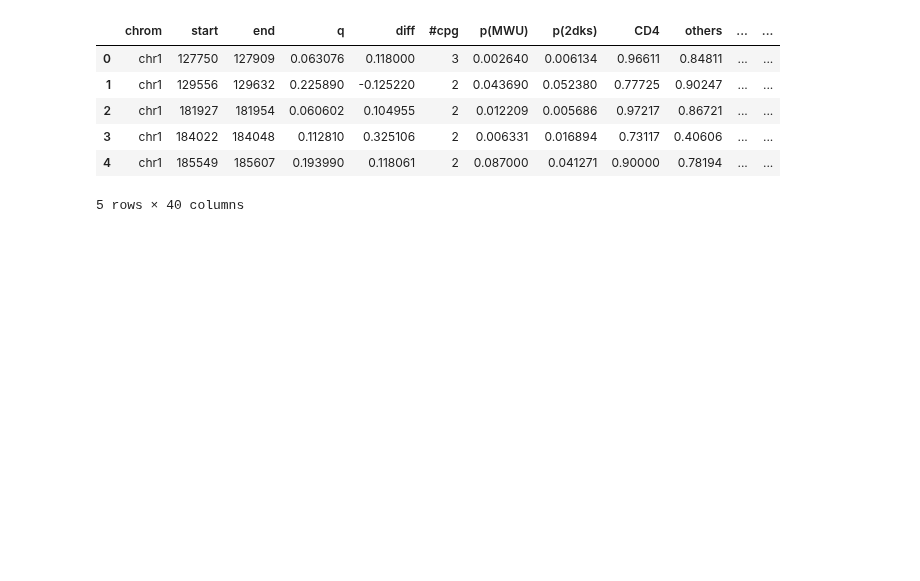
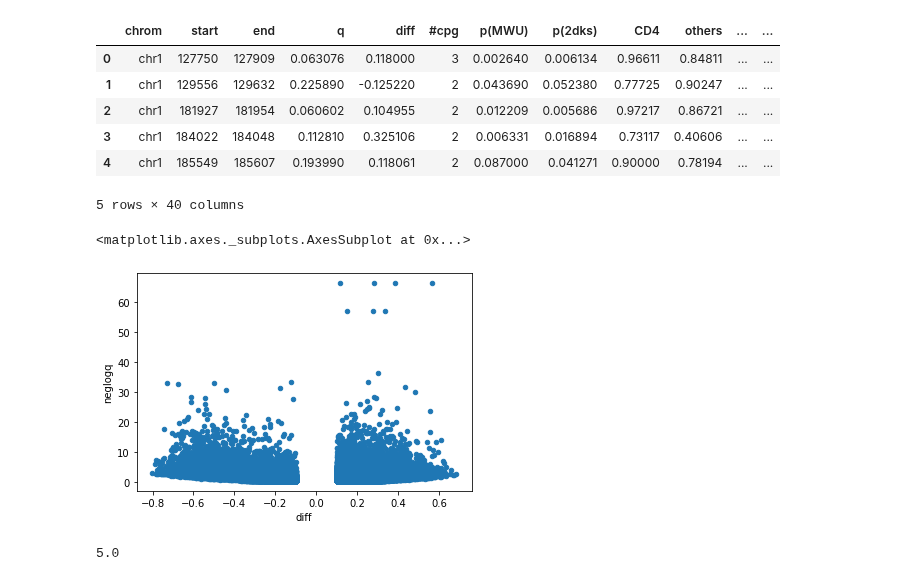
Before and after one commit to Irfanwustl/Research_code, a Jupyter notebook: preproecess_for_sig_input/notmeteline/efficientnahandle/pipe/diagnosis_ofDMRs/process_stats/process_stats.ipynb, the cells around one changed output. Drawn from its saved outputs; the diff is of its cells as text; code cells hidden in the pictures; blank space fills up the shorter version.

```diff
--- a/preproecess_for_sig_input/notmeteline/efficientnahandle/pipe/diagnosis_ofDMRs/process_stats/process_stats.ipynb
+++ b/preproecess_for_sig_input/notmeteline/efficientnahandle/pipe/diagnosis_ofDMRs/process_stats/process_stats.ipynb
@@ -12,3 +15,16 @@ indf.head()
 | 3 | chr1 | 184022 | 184048 | 0.112810 | 0.325106 | 2 | 0.006331 | 0.016894 | 0.73117 | 0.40606 | ... | ... |
 | 4 | chr1 | 185549 | 185607 | 0.193990 | 0.118061 | 2 | 0.087000 | 0.041271 | 0.90000 | 0.78194 | ... | ... |
 5 rows × 40 columns
+# %%
+import numpy as np
+indf['neglogq']=-np.log10(indf['q'])
+
+indf.plot.scatter(x='diff',y='neglogq')
+# %% [output]
+<matplotlib.axes._subplots.AxesSubplot at 0x...>
+[figure, added]
+# %%
+negloqcut=-np.log10(qcut)
+negloqcut
+# %% [output]
+5.0
```
Also changed, not shown: parts of 9 cells of this notebook, 39 other files.
